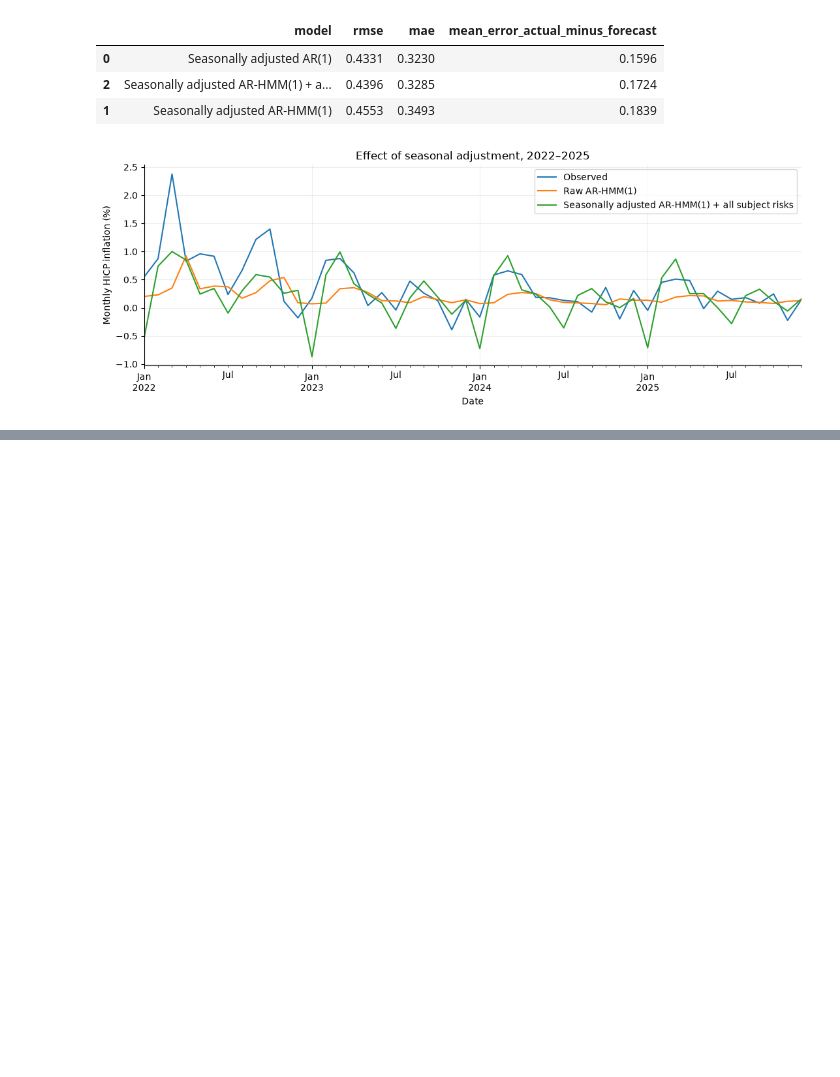
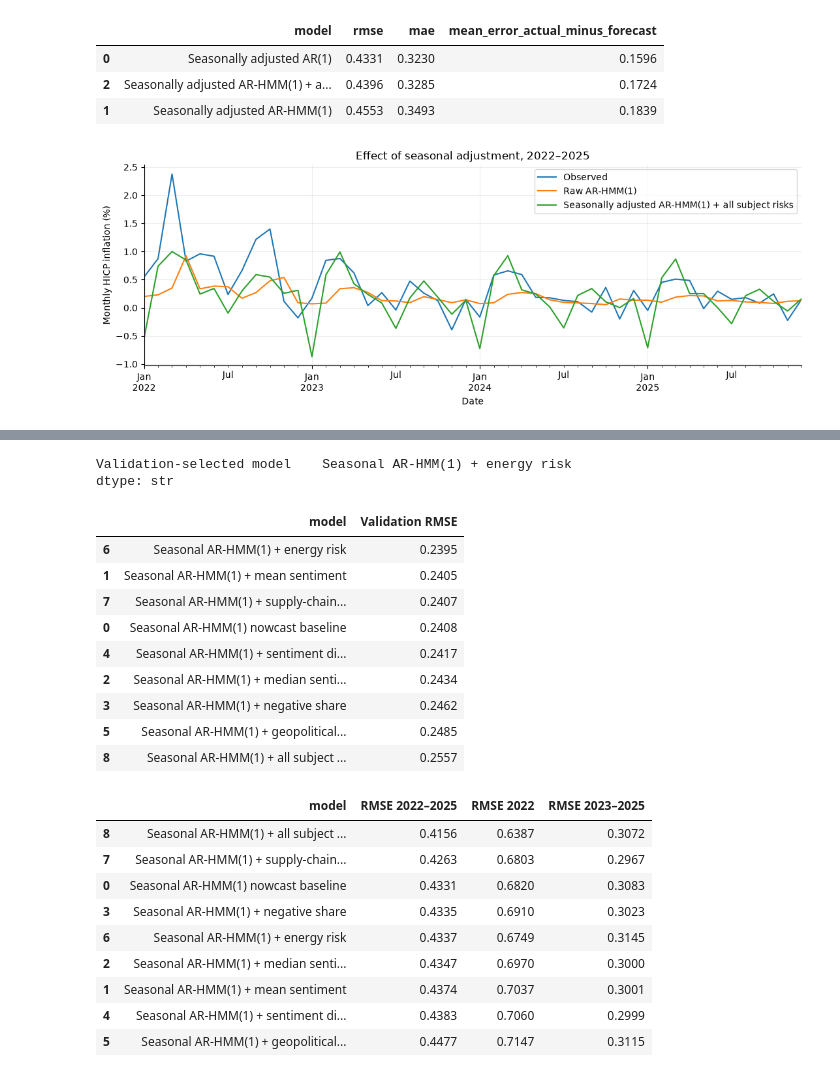
Before and after one commit to zahra-ynp/Thesis, a Jupyter notebook: modelling/notebooks/03_European_Union_Replication.ipynb, the cells around one changed output, grey strips where cells are left out. Saved outputs shown, nothing was run; the diff lists cells and outputs as text; code cells hidden in the pictures; blank space fills up the shorter version.

```diff
--- a/modelling/notebooks/03_European_Union_Replication.ipynb
+++ b/modelling/notebooks/03_European_Union_Replication.ipynb
@@ -173,0 +253,34 @@ plt.show()
+# %%
+sentiment = results['sentiment_nowcast_experiment']
+sentiment_validation = pd.DataFrame([{'model': item['model'], 'Validation RMSE': item['metrics']['rmse']}
+                                     for item in sentiment['rolling_validation']['combined_models']])
+sentiment_test = pd.DataFrame([{'model': item['model'], 'RMSE 2022–2025': item['metrics']['rmse'],
+                                'RMSE 2022': item['subperiod_metrics']['2022']['rmse'],
+                                'RMSE 2023–2025': item['subperiod_metrics']['2023-2025']['rmse']}
+                               for item in sentiment['final_test']])
+display(pd.Series({'Validation-selected model': sentiment['preferred_model']}))
+display(sentiment_validation.sort_values('Validation RMSE').round(4))
+display(sentiment_test.sort_values('RMSE 2022–2025').round(4))
+# %% [output]
+Validation-selected model    Seasonal AR-HMM(1) + energy risk
+dtype: str
+|  | model | Validation RMSE |
+| 6 | Seasonal AR-HMM(1) + energy risk | 0.2395 |
+| 1 | Seasonal AR-HMM(1) + mean sentiment | 0.2405 |
+| 7 | Seasonal AR-HMM(1) + supply-chain... | 0.2407 |
+| 0 | Seasonal AR-HMM(1) nowcast baseline | 0.2408 |
+| 4 | Seasonal AR-HMM(1) + sentiment di... | 0.2417 |
+| 2 | Seasonal AR-HMM(1) + median senti... | 0.2434 |
+| 3 | Seasonal AR-HMM(1) + negative share | 0.2462 |
+| 5 | Seasonal AR-HMM(1) + geopolitical... | 0.2485 |
+| 8 | Seasonal AR-HMM(1) + all subject ... | 0.2557 |
+|  | model | RMSE 2022–2025 | RMSE 2022 | RMSE 2023–2025 |
+| 8 | Seasonal AR-HMM(1) + all subject ... | 0.4156 | 0.6387 | 0.3072 |
+| 7 | Seasonal AR-HMM(1) + supply-chain... | 0.4263 | 0.6803 | 0.2967 |
+| 0 | Seasonal AR-HMM(1) nowcast baseline | 0.4331 | 0.6820 | 0.3083 |
+| 3 | Seasonal AR-HMM(1) + negative share | 0.4335 | 0.6910 | 0.3023 |
+| 6 | Seasonal AR-HMM(1) + energy risk | 0.4337 | 0.6749 | 0.3145 |
+| 2 | Seasonal AR-HMM(1) + median senti... | 0.4347 | 0.6970 | 0.3000 |
+| 1 | Seasonal AR-HMM(1) + mean sentiment | 0.4374 | 0.7037 | 0.3001 |
+| 4 | Seasonal AR-HMM(1) + sentiment di... | 0.4383 | 0.7060 | 0.2999 |
+| 5 | Seasonal AR-HMM(1) + geopolitical... | 0.4477 | 0.7147 | 0.3115 |
```
Also changed, not shown: parts of 6 cells of this notebook, 5 other files.
